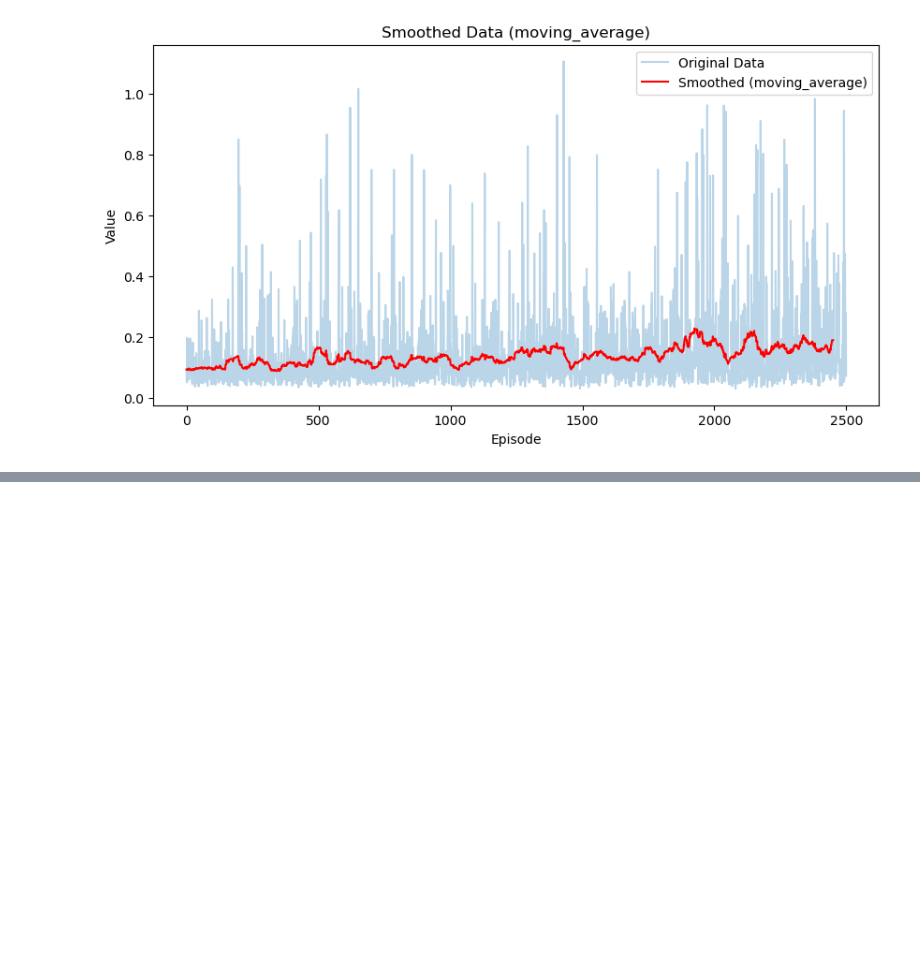
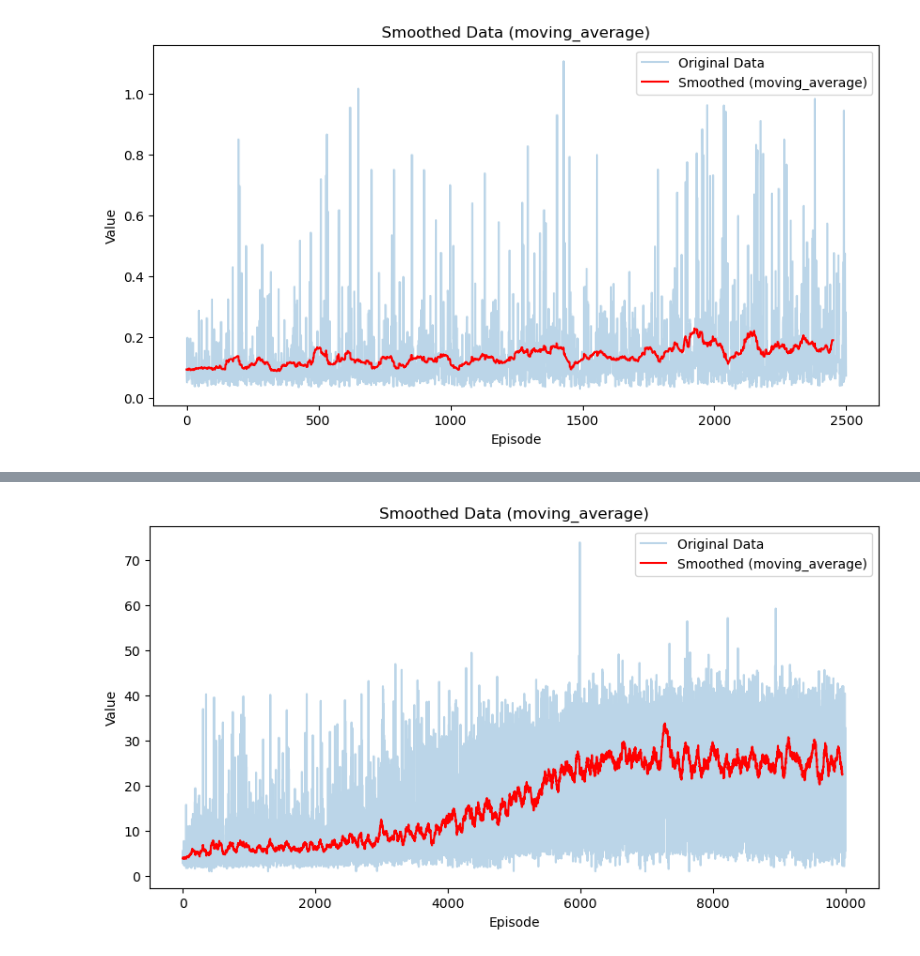
Before and after one commit to mezkur7/cmpe591_hw2, a Jupyter notebook: smoothing.ipynb, the cells around one changed output, grey strips where cells are left out. Saved outputs shown, nothing was run; the diff lists cells and outputs as text; code cells hidden in the pictures; blank space fills up the shorter version.

```diff
--- a/smoothing.ipynb
+++ b/smoothing.ipynb
@@ -82,0 +87,4 @@ plot_smoothed_npy("rps_per_episode_2500-5000.npy", method='moving_average', wind
+# %%
+plot_smoothed_npy("rewards_per_episode_10000.npy", method='moving_average', window_size=50)
+# %% [output]
+[figure, added]
```
Also changed, not shown: parts of 1 cell of this notebook, 6 other files.
